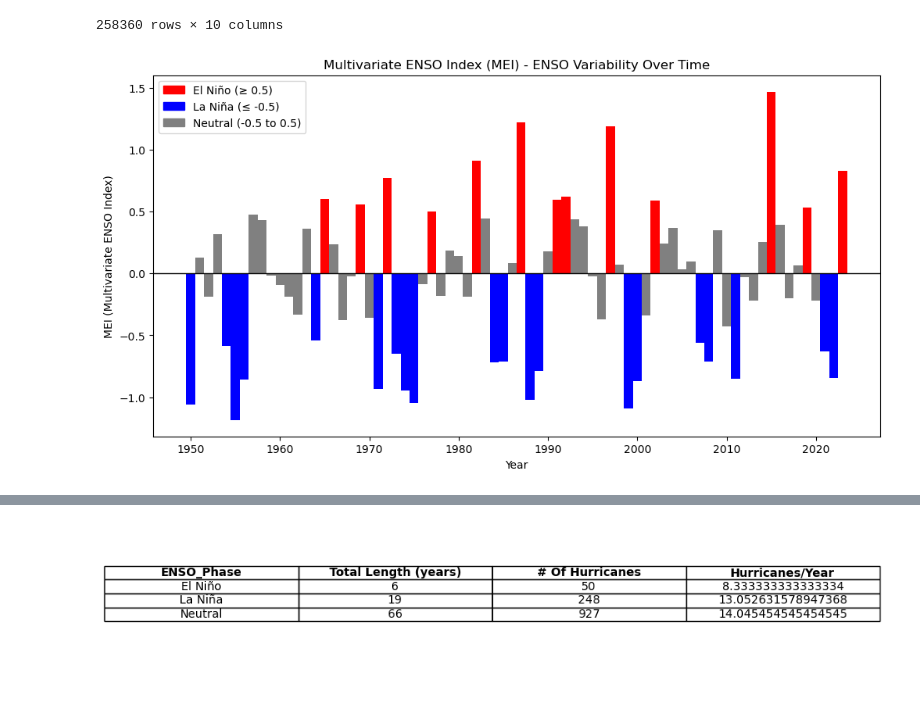
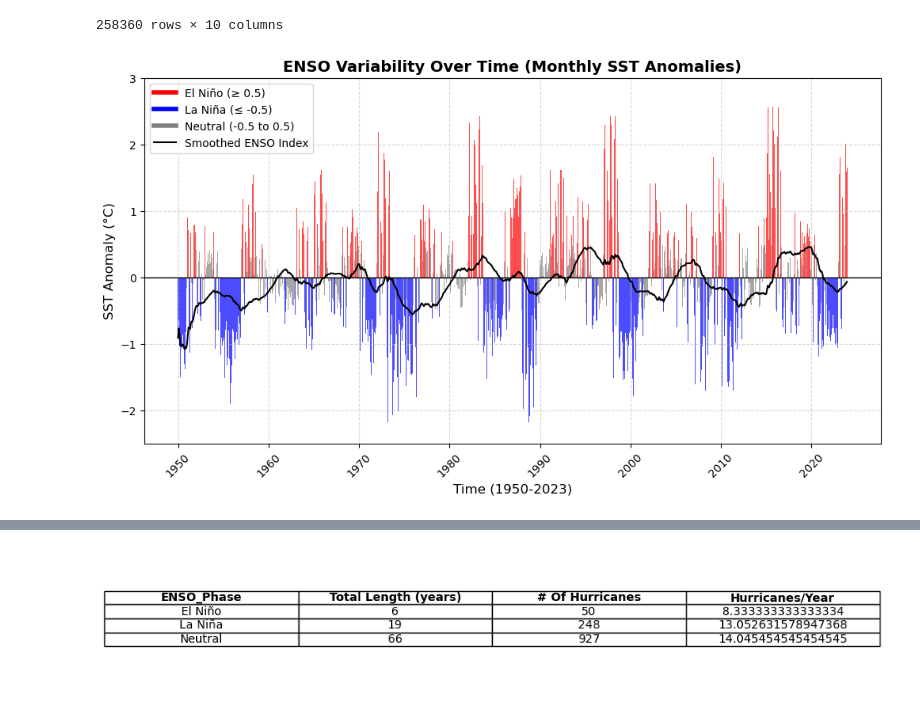
Before and after one commit to sarika-debruyn/LEAPCourse-Course-Climate-pred-Project1, a Jupyter notebook: project1/ENSO.ipynb, the cells around one changed output, grey strips where cells are left out. Saved outputs shown, nothing was run; the diff lists cells and outputs as text; code cells hidden in the pictures.

Commit message:
fixed visualizations

```diff
--- a/project1/ENSO.ipynb
+++ b/project1/ENSO.ipynb
@@ -225,49 +225,54 @@ df_merged_ENSO
 | 258359 | 2023321N15278 | 2023 | 2023-11-18 00:00:00.000039936 | 19.250000 | -77.199997 | 30.0 | November | Tropical Storm | 2.01 | ... |
 258360 rows × 10 columns
 # %%
-#ENSO Visualization of La Nina and El Nino years
+import matplotlib.pyplot as plt
+import pandas as pd
+import numpy as np
 
-# Aggregate by Year (Average SST anomaly per year)
-df_yearly = df_enso_long.groupby("Year")["SST_Anomaly"].mean().reset_index()
+# Aggregate by Month (Average SST anomaly per month across years)
+df_monthly = df_enso_long.groupby(["Year", "Month"])["SST_Anomaly"].mean().reset_index()
 
-# Classify ENSO Phase for yearly data
-def classify_enso(value):
-    if value >= 0.5:
-        return "El Niño"
-    elif value <= -0.5:
-        return "La Niña"
-    else:
-        return "Neutral"
-
-df_yearly["ENSO_Phase"] = df_yearly["SST_Anomaly"].apply(classify_enso)
-
-# Set figure size
+# Set up figure
 plt.figure(figsize=(12, 6))
 
-# Plot positive bars for El Niño (Red)
-plt.bar(df_yearly["Year"], df_yearly["SST_Anomaly"], color=df_yearly["SST_Anomaly"].apply(lambda x: "red" if x >= 0.5 else "blue" if x <= -0.5 else "gray"), width=1.0)
+# Define ENSO colors
+enso_colors = df_monthly["SST_Anomaly"].apply(lambda x: "red" if x >= 0.5 else "blue" if x <= -0.5 else "gray")
 
-# Add a horizontal line at y=0
+# Create bar plot for monthly SST anomalies
+plt.bar(df_monthly.index, df_monthly["SST_Anomaly"], color=enso_colors, width=1.0, alpha=0.7)
+
+# Add smoothed 5-year rolling mean to show ENSO variability over time
+df_monthly["Rolling_MEI"] = df_monthly["SST_Anomaly"].rolling(60, min_periods=1).mean()
+plt.plot(df_monthly.index, df_monthly["Rolling_MEI"], color="black", linewidth=1.5, label="Smoothed ENSO Index (5-Year Rolling Mean)")
+
+# Add zero reference line
 plt.axhline(0, color="black", linewidth=1)
 
 # Labels and title
-plt.xlabel("Year")
-plt.ylabel("MEI (Multivariate ENSO Index)")
-plt.title("Multivariate ENSO Index (MEI) - ENSO Variability Over Time")
+plt.xlabel("Time (1950-2023)", fontsize=12)
+plt.ylabel("SST Anomaly (°C)", fontsize=12)
+plt.title("ENSO Variability Over Time (Monthly SST Anomalies)", fontsize=14, fontweight="bold")
 
-# Add a legend for ENSO phases
+# Format x-axis
+plt.xticks(np.arange(0, len(df_monthly), step=120), df_monthly["Year"].iloc[::120].astype(int), rotation=45)  # Show every 10 years
+plt.ylim(-2.5, 3)
+
+# Add grid for readability
+plt.grid(True, linestyle="--", alpha=0.5)
+
+# Add legend
 legend_labels = [
-    mpatches.Patch(color="red", label="El Niño (≥ 0.5)"),
-    mpatches.Patch(color="blue", label="La Niña (≤ -0.5)"),
-    mpatches.Patch(color="gray", label="Neutral (-0.5 to 0.5)")
+    plt.Line2D([0], [0], color="red", linewidth=4, label="El Niño (≥ 0.5)"),
+    plt.Line2D([0], [0], color="blue", linewidth=4, label="La Niña (≤ -0.5)"),
+    plt.Line2D([0], [0], color="gray", linewidth=4, label="Neutral (-0.5 to 0.5)"),
+    plt.Line2D([0], [0], color="black", linewidth=1.5, label="Smoothed ENSO Index")
 ]
 plt.legend(handles=legend_labels, loc="upper left")
 
-
 # Show the plot
 plt.show()
 # %% [output]
-[figure, old version]
+[figure, new version]
 # %%
 # Visualize hurricane tracks for El Niño and La Niña years
 
```
Also changed, not shown: parts of 4 cells of this notebook.
